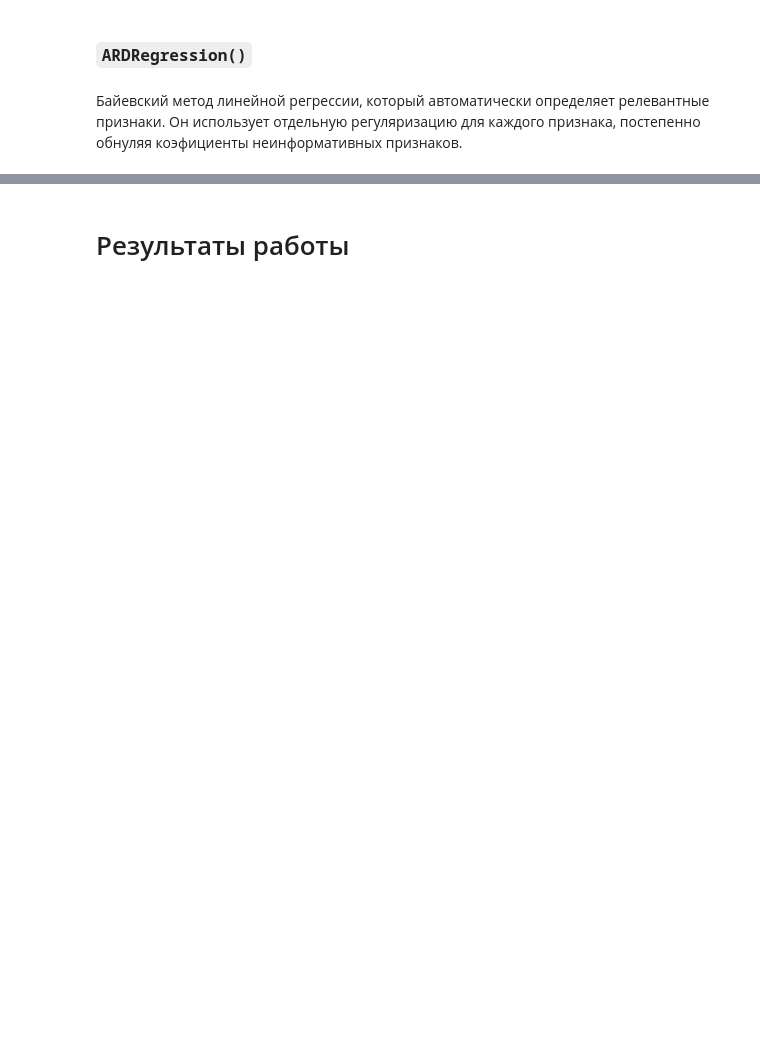
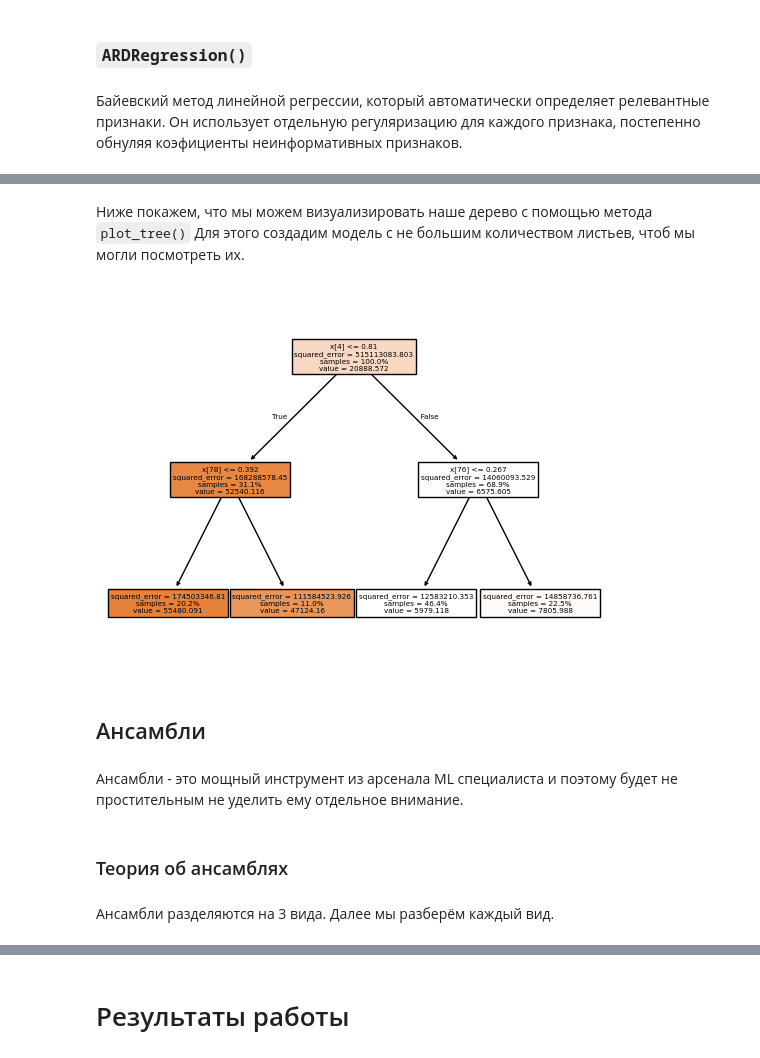
Before and after one commit to Sindereve/classic_ml_skills, a Jupyter notebook: main.ipynb, the cells around one changed output, grey strips where cells are left out. Saved outputs shown, nothing was run; the diff lists cells and outputs as text; code cells hidden in the pictures; blank space fills up the shorter version.

Commit message:
Trees

````diff
--- a/main.ipynb
+++ b/main.ipynb
@@ -639,0 +643,5 @@ history_models.to_dataframe()
+# %%
+# создадим полиномиальные признаки
+poly = sklearn.preprocessing.PolynomialFeatures(degree=2)
+X_poly_train = poly.fit_transform(X_train)
+X_poly_test = poly.transform(X_test)
@@ -639,0 +657,4 @@ history_models.to_dataframe()
+# %%
+PLR_standart = linear_model.LinearRegression()
+PLR_standart.fit(X_poly_train, y_train)
+y_pred = PLR_standart.predict(X_poly_test)
@@ -639,0 +705,4 @@ history_models.to_dataframe()
+# %%
+TREE_decision = tree.DecisionTreeRegressor(random_state=RANDOM_STATE)
+TREE_decision.fit(X_train, y_train)
+y_pred = TREE_decision.predict(X_test)
@@ -639,0 +724,4 @@ history_models.to_dataframe()
+# %%
+TREE_extra = tree.ExtraTreeRegressor(random_state=RANDOM_STATE)
+TREE_extra.fit(X_train, y_train)
+y_pred = TREE_extra.predict(X_test)
@@ -639,0 +742,12 @@ history_models.to_dataframe()
+# %% [markdown]
+Ниже покажем, что мы можем визуализировать наше дерево с помощью метода ```plot_tree()```
+Для этого создадим модель с не большим количеством листьев, чтоб мы могли посмотреть их.
+# %%
+model = tree.ExtraTreeRegressor(max_depth=2,random_state=RANDOM_STATE)
+model.fit(X_train, y_train)
+tree.plot_tree(model, proportion=True, filled=True)
+plt.show()
+# %% [output]
+[figure, added]
+# %% [markdown]
+## Ансамбли
@@ -639,0 +756,6 @@ history_models.to_dataframe()
+# %% [markdown]
+Ансамбли - это мощный инструмент из арсенала ML специалиста и поэтому будет не простительным не уделить ему отдельное внимание.
+# %% [markdown]
+### Теория об ансамблях
+# %% [markdown]
+Ансамбли разделяются на 3 вида. Далее мы разберём каждый вид.
````
Also changed, not shown: parts of 37 cells of this notebook, 1 other file.
